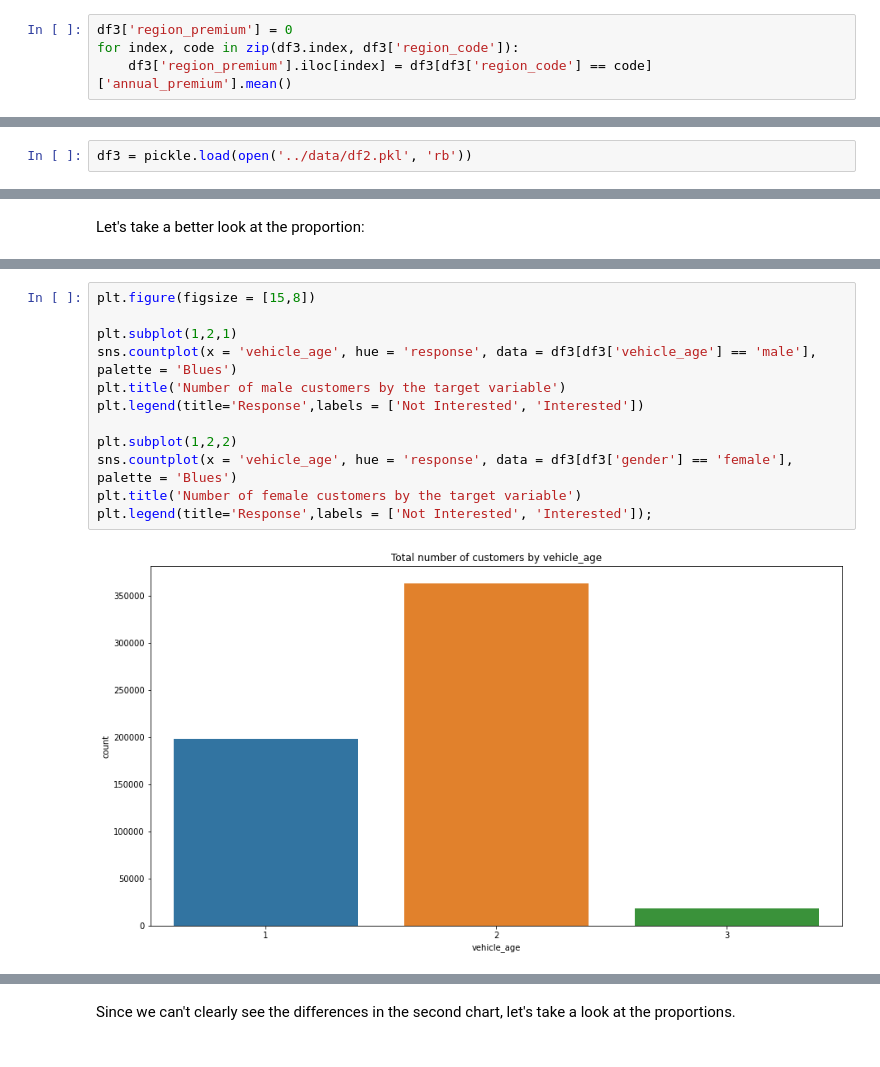
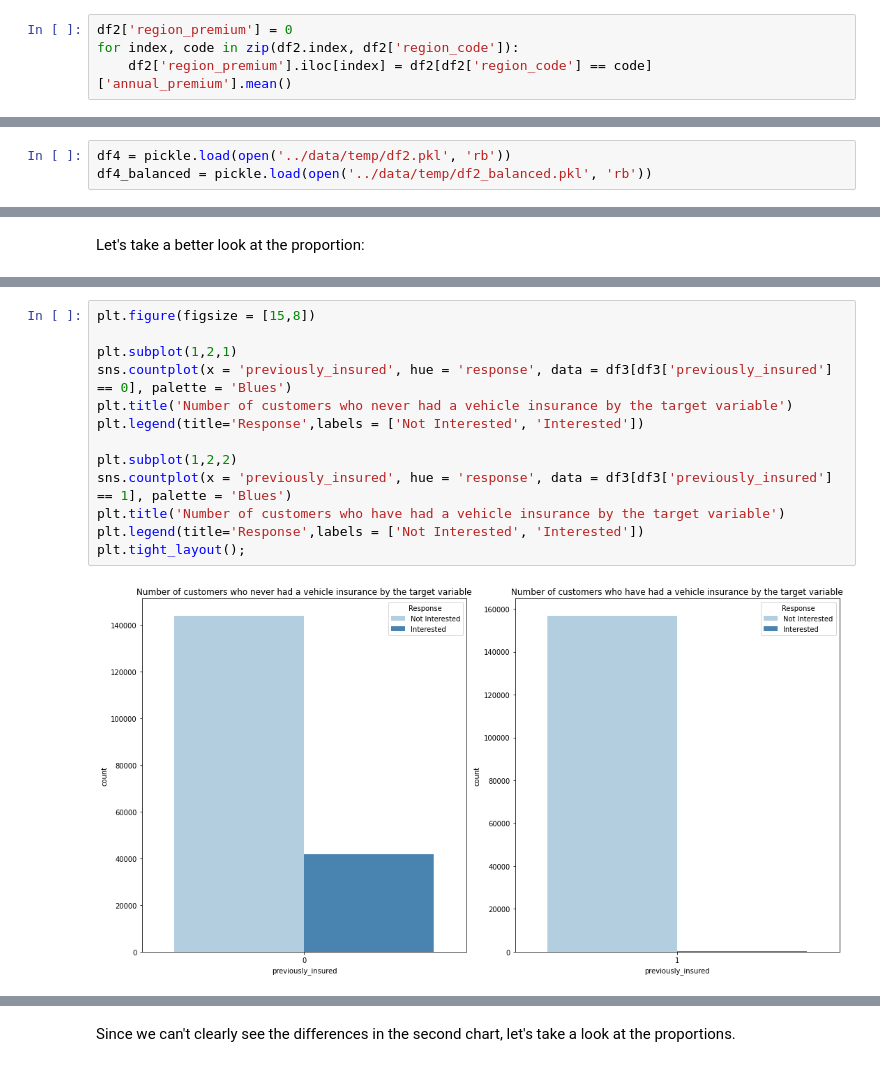
Before and after one commit to KattsonBastos/health_insurance_cross_sell, a Jupyter notebook: notebooks/health_insurance_cross_sell.ipynb, the cells around one changed output, grey strips where cells are left out. Cells and saved outputs as stored; diff of their text form.

```diff
--- a/notebooks/health_insurance_cross_sell.ipynb
+++ b/notebooks/health_insurance_cross_sell.ipynb
@@ -402,6 +359,6 @@ df2['vintage_months'] = df2['vintage']/30
 # %%
 df2['vintage_age'] = df2['age']*365 / df2['vintage']
 # %%
-df3['region_premium'] = 0
-for index, code in zip(df3.index, df3['region_code']):
-    df3['region_premium'].iloc[index] = df3[df3['region_code'] == code]['annual_premium'].mean()
+df2['region_premium'] = 0
+for index, code in zip(df2.index, df2['region_code']):
+    df2['region_premium'].iloc[index] = df2[df2['region_code'] == code]['annual_premium'].mean()
@@ -440,3 +406,4 @@ df21 = df21.drop(['male', 'female'], axis = 1)
 # %%
-df3 = pickle.load(open('../data/df2.pkl', 'rb'))
+df4 = pickle.load(open('../data/temp/df2.pkl', 'rb'))
+df4_balanced = pickle.load(open('../data/temp/df2_balanced.pkl', 'rb'))
 # %%
@@ -801,14 +703,15 @@ sns.countplot(x = 'vehicle_age', hue = 'response', data=df3, palette = 'Blues');
 # %%
 plt.figure(figsize = [15,8])
 
 plt.subplot(1,2,1)
-sns.countplot(x = 'vehicle_age', hue = 'response', data = df3[df3['vehicle_age'] == 'male'], palette = 'Blues')
-plt.title('Number of male customers by the target variable')
+sns.countplot(x = 'previously_insured', hue = 'response', data = df3[df3['previously_insured'] == 0], palette = 'Blues')
+plt.title('Number of customers who never had a vehicle insurance by the target variable')
 plt.legend(title='Response',labels = ['Not Interested', 'Interested'])
 
 plt.subplot(1,2,2)
-sns.countplot(x = 'vehicle_age', hue = 'response', data = df3[df3['gender'] == 'female'], palette = 'Blues')
-plt.title('Number of female customers by the target variable')
-plt.legend(title='Response',labels = ['Not Interested', 'Interested']);
+sns.countplot(x = 'previously_insured', hue = 'response', data = df3[df3['previously_insured'] == 1], palette = 'Blues')
+plt.title('Number of customers who have had a vehicle insurance by the target variable')
+plt.legend(title='Response',labels = ['Not Interested', 'Interested'])
+plt.tight_layout();
 # %% [output]
-[figure, old version]
+[figure, new version]
```
Also changed, not shown: parts of 149 cells of this notebook.
